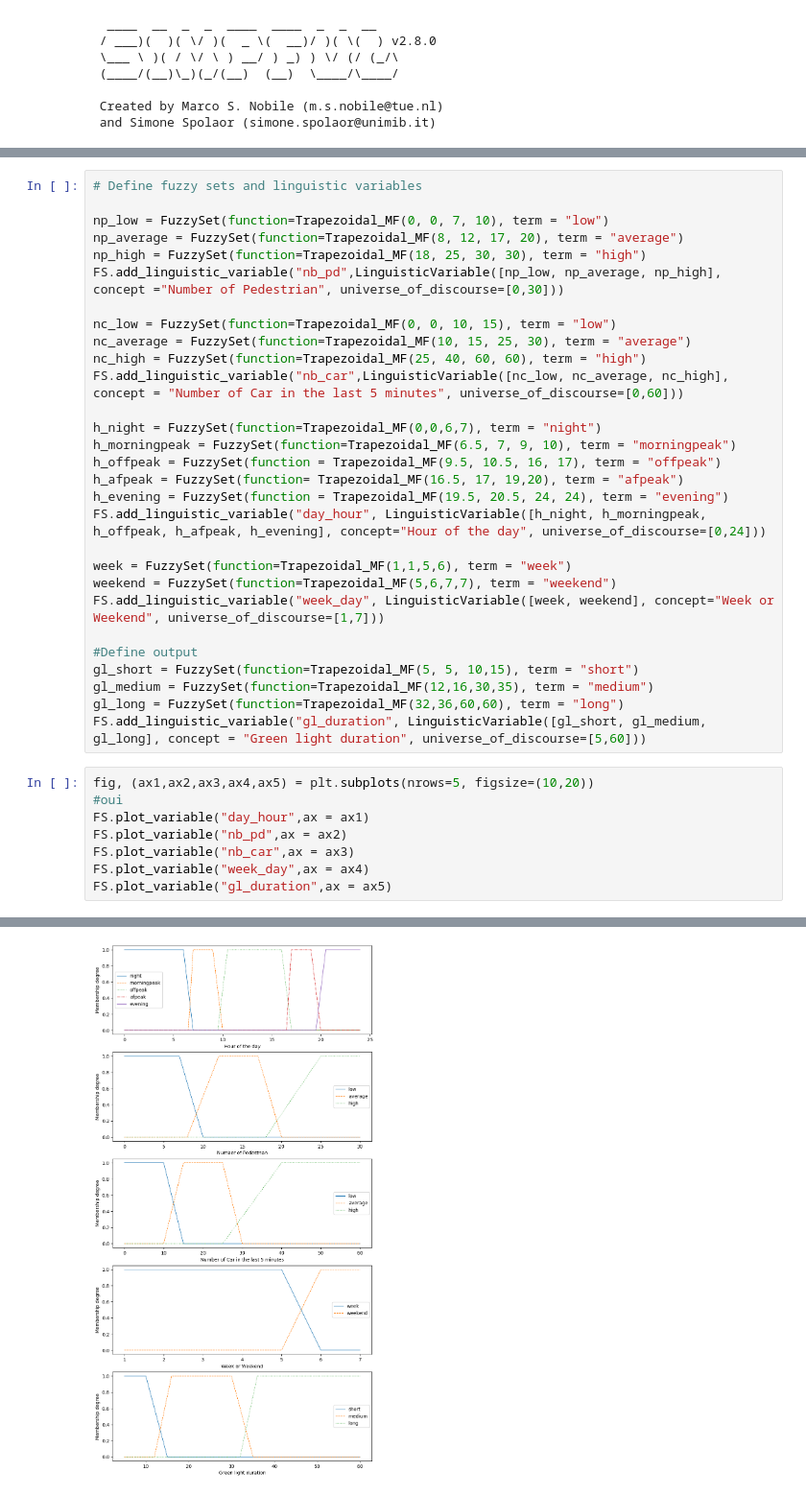
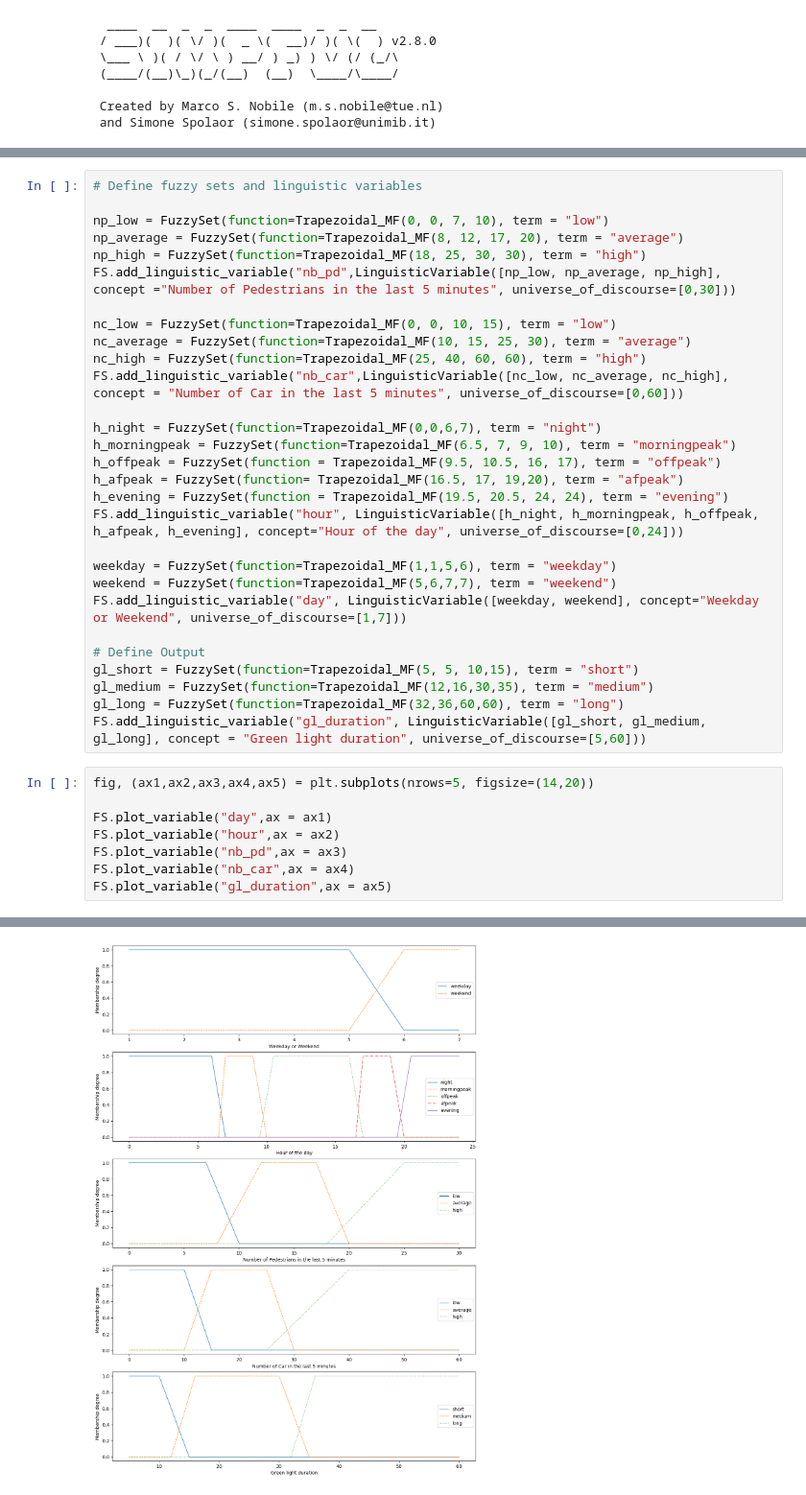
Before and after one commit to dududroux/fuzzylogic, a Jupyter notebook: Vendroux-Liard_AssignementFuzzy.ipynb, the cells around one changed output, grey strips where cells are left out. Shown at 96% size. Cells and saved outputs as stored; diff of their text form.

```diff
--- a/Vendroux-Liard_AssignementFuzzy.ipynb
+++ b/Vendroux-Liard_AssignementFuzzy.ipynb
@@ -27,7 +31,7 @@ FS = FuzzySystem()
 np_low = FuzzySet(function=Trapezoidal_MF(0, 0, 7, 10), term = "low")
 np_average = FuzzySet(function=Trapezoidal_MF(8, 12, 17, 20), term = "average")
 np_high = FuzzySet(function=Trapezoidal_MF(18, 25, 30, 30), term = "high")
-FS.add_linguistic_variable("nb_pd",LinguisticVariable([np_low, np_average, np_high], concept ="Number of Pedestrian", universe_of_discourse=[0,30]))
+FS.add_linguistic_variable("nb_pd",LinguisticVariable([np_low, np_average, np_high], concept ="Number of Pedestrians in the last 5 minutes", universe_of_discourse=[0,30]))
 
 nc_low = FuzzySet(function=Trapezoidal_MF(0, 0, 10, 15), term = "low")
 nc_average = FuzzySet(function=Trapezoidal_MF(10, 15, 25, 30), term = "average")
@@ -39,25 +43,25 @@ h_morningpeak = FuzzySet(function=Trapezoidal_MF(6.5, 7, 9, 10), term = "morning
 h_offpeak = FuzzySet(function = Trapezoidal_MF(9.5, 10.5, 16, 17), term = "offpeak")
 h_afpeak = FuzzySet(function= Trapezoidal_MF(16.5, 17, 19,20), term = "afpeak")
 h_evening = FuzzySet(function = Trapezoidal_MF(19.5, 20.5, 24, 24), term = "evening")
-FS.add_linguistic_variable("day_hour", LinguisticVariable([h_night, h_morningpeak, h_offpeak, h_afpeak, h_evening], concept="Hour of the day", universe_of_discourse=[0,24]))
+FS.add_linguistic_variable("hour", LinguisticVariable([h_night, h_morningpeak, h_offpeak, h_afpeak, h_evening], concept="Hour of the day", universe_of_discourse=[0,24]))
 
-week = FuzzySet(function=Trapezoidal_MF(1,1,5,6), term = "week")
+weekday = FuzzySet(function=Trapezoidal_MF(1,1,5,6), term = "weekday")
 weekend = FuzzySet(function=Trapezoidal_MF(5,6,7,7), term = "weekend")
-FS.add_linguistic_variable("week_day", LinguisticVariable([week, weekend], concept="Week or Weekend", universe_of_discourse=[1,7]))
+FS.add_linguistic_variable("day", LinguisticVariable([weekday, weekend], concept="Weekday or Weekend", universe_of_discourse=[1,7]))
 
-#Define output
+# Define Output
 gl_short = FuzzySet(function=Trapezoidal_MF(5, 5, 10,15), term = "short")
 gl_medium = FuzzySet(function=Trapezoidal_MF(12,16,30,35), term = "medium")
 gl_long = FuzzySet(function=Trapezoidal_MF(32,36,60,60), term = "long")
 FS.add_linguistic_variable("gl_duration", LinguisticVariable([gl_short, gl_medium, gl_long], concept = "Green light duration", universe_of_discourse=[5,60]))
 # %%
-fig, (ax1,ax2,ax3,ax4,ax5) = plt.subplots(nrows=5, figsize=(10,20))
-#oui
-FS.plot_variable("day_hour",ax = ax1)
-FS.plot_variable("nb_pd",ax = ax2)
-FS.plot_variable("nb_car",ax = ax3)
-FS.plot_variable("week_day",ax = ax4)
+fig, (ax1,ax2,ax3,ax4,ax5) = plt.subplots(nrows=5, figsize=(14,20))
+
+FS.plot_variable("day",ax = ax1)
+FS.plot_variable("hour",ax = ax2)
+FS.plot_variable("nb_pd",ax = ax3)
+FS.plot_variable("nb_car",ax = ax4)
 FS.plot_variable("gl_duration",ax = ax5)
 # %% [output]
 <AxesSubplot: xlabel='Green light duration', ylabel='Membership degree'>
-[figure, old version]
+[figure, new version]
```
Also changed, not shown: parts of 5 cells of this notebook.
